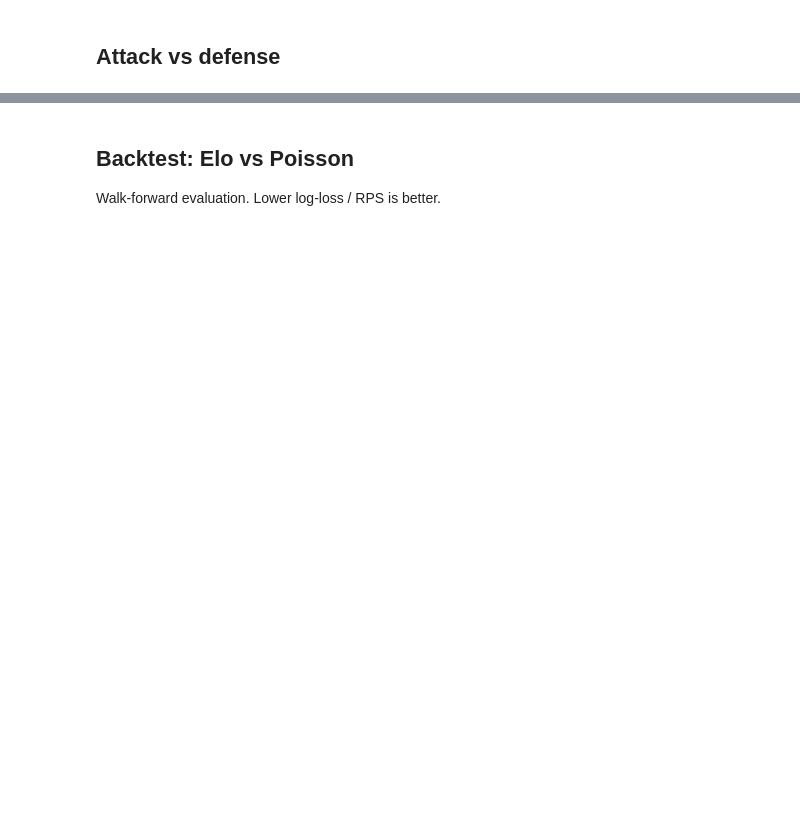
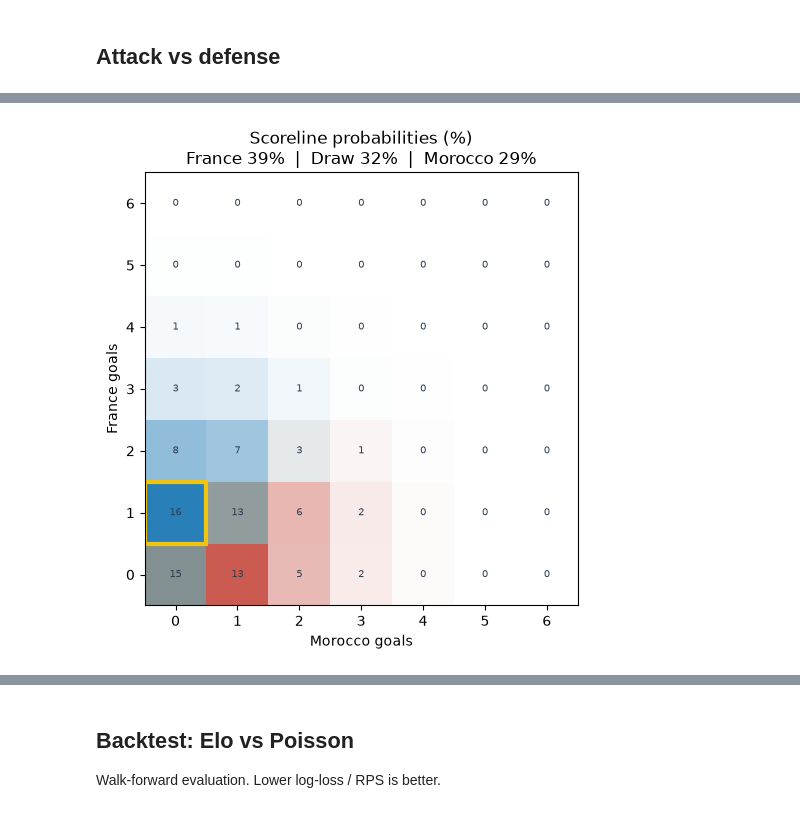
Before and after one commit to ryyant/world-cup-predictor, a Jupyter notebook: notebooks/03_poisson_model.ipynb, the cells around one changed output, grey strips where cells are left out. Cells and saved outputs as stored; diff of their text form; code cells hidden in the pictures; blank space fills up the shorter version.

```diff
--- a/notebooks/03_poisson_model.ipynb
+++ b/notebooks/03_poisson_model.ipynb
@@ -46,0 +60,7 @@ print('most likely score:', poisson.most_likely_score(home, away, True))
+# %%
+from wcpredictor.visualization import (plot_scoreline_heatmap,
+                                       plot_match_comparison)
+plot_scoreline_heatmap(poisson, 'France', 'Morocco', neutral=True)
+plt.tight_layout(); plt.show()
+# %% [output]
+[figure, added]
```
Also changed, not shown: parts of 8 cells of this notebook, 13 other files.
